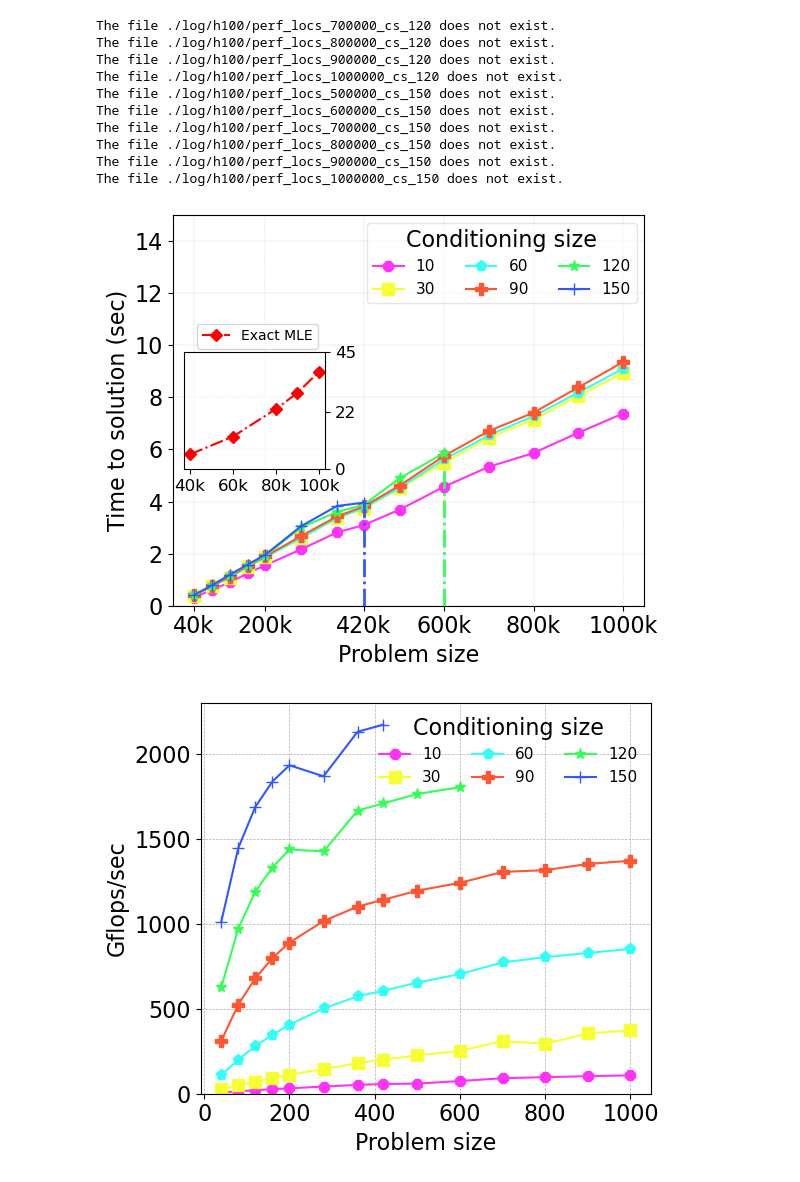
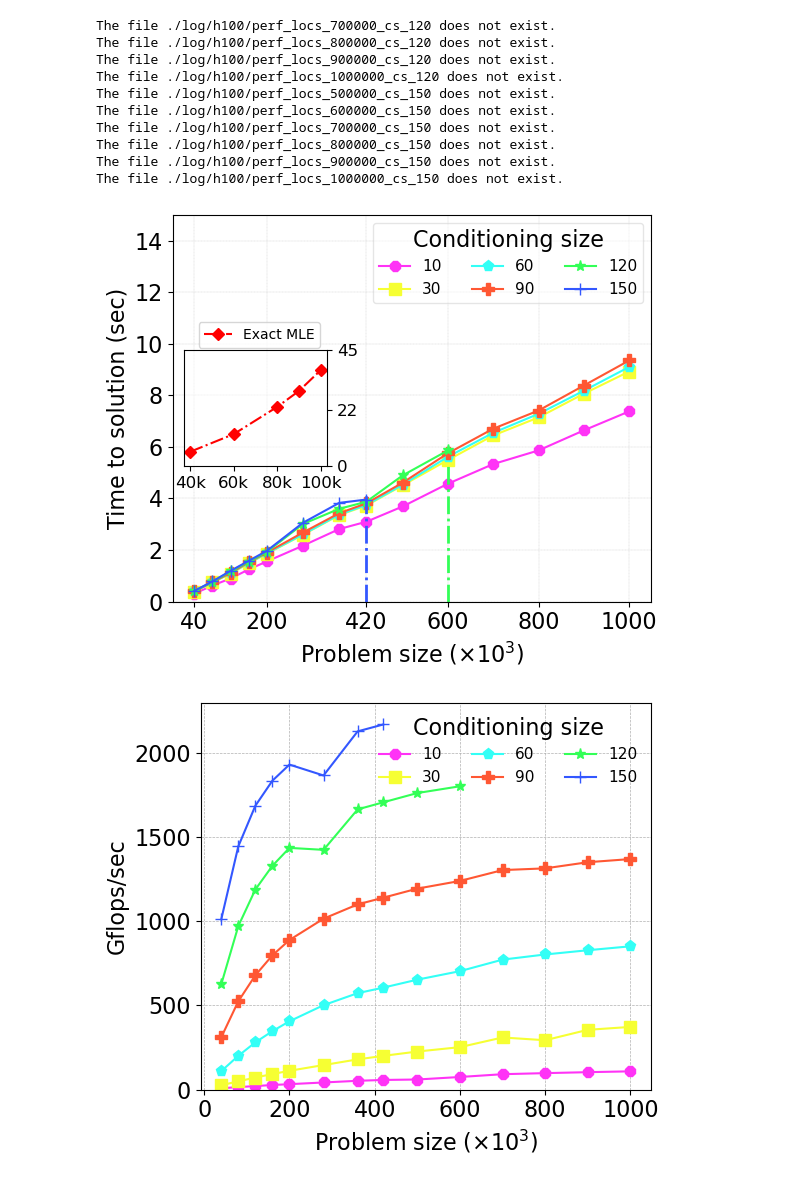
Before and after one commit to jack-pan-ai/Batched-Vecchia-Approximation, a Jupyter notebook: testing/test_perf_plot_h100.ipynb, the cells around one changed output. Saved outputs shown, nothing was run; the diff lists cells and outputs as text; code cells hidden in the pictures.

```diff
--- a/testing/test_perf_plot_h100.ipynb
+++ b/testing/test_perf_plot_h100.ipynb
@@ -73,7 +73,8 @@ for i, num_cs in enumerate(cs_set):
              linewidth=1.5, marker=markers[i], label=str(num_cs), markersize=8)
 # tick modification
 _list_xtick = [40, 200, 420, 600, 800, 1000]
-_list_xtick_name = [f'{int(tick)}k' for tick in _list_xtick]
+# _list_xtick_name = [f'{int(tick)}k' for tick in _list_xtick]
+_list_xtick_name = [f'{int(tick)}' for tick in _list_xtick]
 plt.xticks(_list_xtick, _list_xtick_name)
 plt.axvline(420, ymin=0, ymax=0.28, color=colors[len(cs_set) - 1], linestyle='-.', linewidth=2.0)
 plt.axvline(600, ymin=0, ymax=0.35, color=colors[len(cs_set) - 2], linestyle='-.', linewidth=2.0)
@@ -83,7 +84,7 @@ plt.axvline(600, ymin=0, ymax=0.35, color=colors[len(cs_set) - 2], linestyle='-.
 legend = plt.legend(ncol = 3, fontsize=11,
                     title = 'Conditioning size') #loc='lower center', bbox_to_anchor=(0.5, -0.3)
 legend.get_frame().set_alpha(0.5)  # 50% transparency
-plt.xlabel(r'Problem size')
+plt.xlabel(r'Problem size ($\times 10^3$)')
 plt.ylabel('Time to solution (sec)')
 plt.ylim(0, 15)
 
@@ -100,34 +101,34 @@ def set_inner_plot():
     ax_inset.plot(np.asarray(problem_s_exageostat)/1000, time_exageostat, linestyle='-.',
                   color='red', linewidth=1.5, marker=markers[i+1], label = 'Exact MLE')
     ax_inset.patch.set_alpha(0.5)  # 50% transparent
     # ax_inset.grid(True, which='both', linestyle='--', linewidth=0.2)
     _list_xtick_exageostat = list(np.asarray([40, 60, 80, 100]))
     ax_inset.set_xticks(_list_xtick_exageostat,
                         [f'{int(tick)}k' for tick in _list_xtick_exageostat],
                         fontsize = 12)
     # _list_ytick_exageostat = list(np.asarray([0, 60, 120, 180]))
     _list_ytick_exageostat = list(np.asarray([0, 22, 45]))# 60, 120, 180]))
     ax_inset.set_yticks(_list_ytick_exageostat,
                         _list_ytick_exageostat,
                         fontsize = 12)
     # # You can set properties for the inset axes if needed, like labels, title, etc.
     # ax_inset.set_xlabel('Small X label')
     # ax_inset.set_ylabel('Small Y label')
     # ax_inset.set_title('Inset Title')
     ax_inset.yaxis.tick_right()
     ax_inset.legend(loc='best', fontsize=10,  bbox_to_anchor=(1.0,1.3))
 
     # # Adjust the view limits or other properties of the inset
     # ax_inset.set_xlim(...) # Specify your limits here
     # ax_inset.set_ylim(...) # Specify your limits here
 set_inner_plot()
 
 
 plt.tight_layout()
 plt.savefig(f'./fig/perf_time_h100.pdf')
 plt.show()
 # %% [output]
-[figure, old version]
+[figure, new version]
 # %%
 # Create a plot with a larger size and a better style
 plt.figure(figsize=(6, 5))
@@ -148,7 +149,7 @@ for i, num_cs in enumerate(cs_set):
 legend = plt.legend(ncol = 3, fontsize=11,
                     title = 'Conditioning size') #loc='lower center', bbox_to_anchor=(0.5, -0.3)
 legend.get_frame().set_alpha(0)  # 50% transparency
-plt.xlabel(r'Problem size')
+plt.xlabel(r'Problem size ($\times 10^3$)')
 plt.ylabel('Gflops/sec')
 plt.ylim(0, 2300)
 plt.grid(True, which='both', linestyle='--', linewidth=0.5)
@@ -157,4 +158,4 @@ plt.tight_layout()
 plt.savefig(f'./fig/perf_gflops_h100.pdf')
 plt.show()
 # %% [output]
-[figure, old version]
+[figure, new version]
```
Also changed, not shown: 7 other files.
